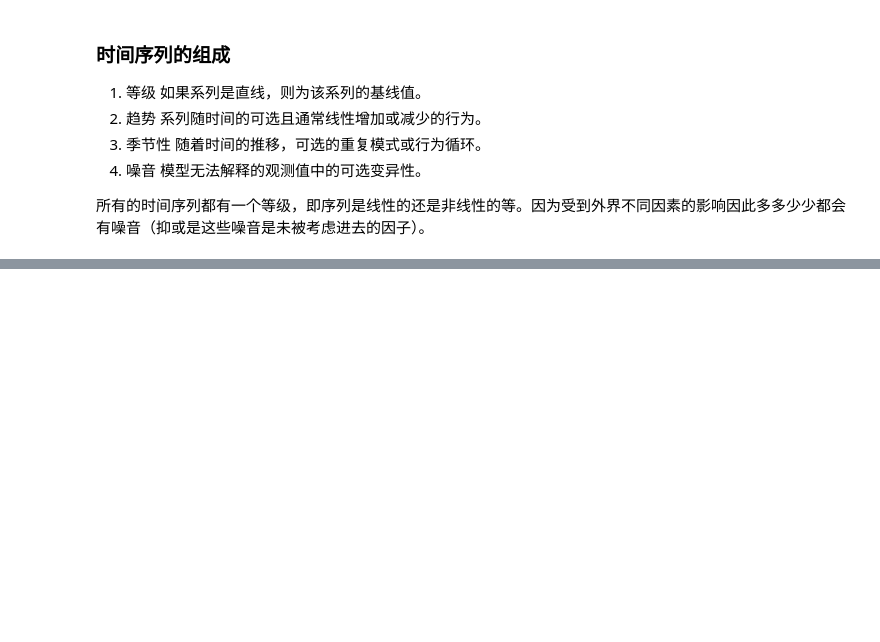
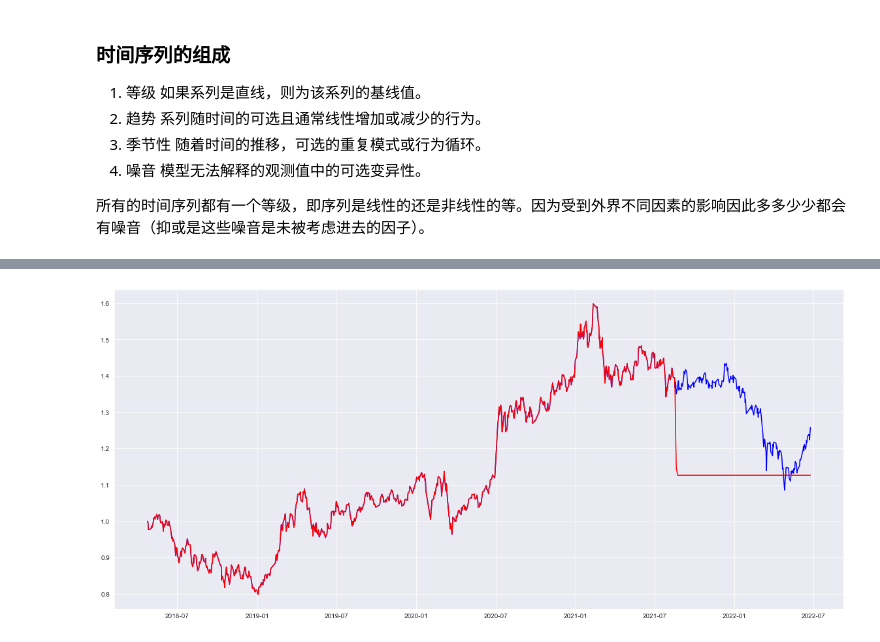
Before and after one commit to zhiyixu/FA, a Jupyter notebook: Mathmatic Moding/Python Time Series/TimeSeriesInPython.ipynb, the cells around one changed output, grey strips where cells are left out. Saved outputs shown, nothing was run; the diff lists cells and outputs as text; code cells hidden in the pictures; blank space fills up the shorter version.

```diff
--- a/Mathmatic Moding/Python Time Series/TimeSeriesInPython.ipynb
+++ b/Mathmatic Moding/Python Time Series/TimeSeriesInPython.ipynb
@@ -143,0 +64,22 @@ array([[4, 5],
+# %%
+# 2. 移动平均线
+# 移动平均（MA）方法将序列中的下一步建模为来自先前时间步骤的平均过程的残余误差的线性函数
+ma_training_data = training_data.copy()
+from statsmodels.tsa.arima.model import ARIMA
+
+# fit model
+model = ARIMA(ma_training_data.price, order=(0, 0, 3))
+model_fit = model.fit()
+for i in range(len(testing_data)): # need training every time?
+    # make prediction
+    yhat = model_fit.predict(len(ma_training_data), len(ma_training_data))
+    d = pd.DataFrame([yhat.values],columns=["price"] ,index=[testing_data.index[i]])
+    ma_training_data = ma_training_data.append(d)
+
+# show the data
+fig, ax = plt.subplots(figsize=(20, 9))
+ax.plot(data.index, data.values, 'b')
+ax.plot(ma_training_data.index, ma_training_data.price, 'r')
+plt.show() # it's ugly cause it predict the data base on the mean value of history data.
+# %% [output]
+[figure, added]
```
Also changed, not shown: parts of 18 cells of this notebook.
